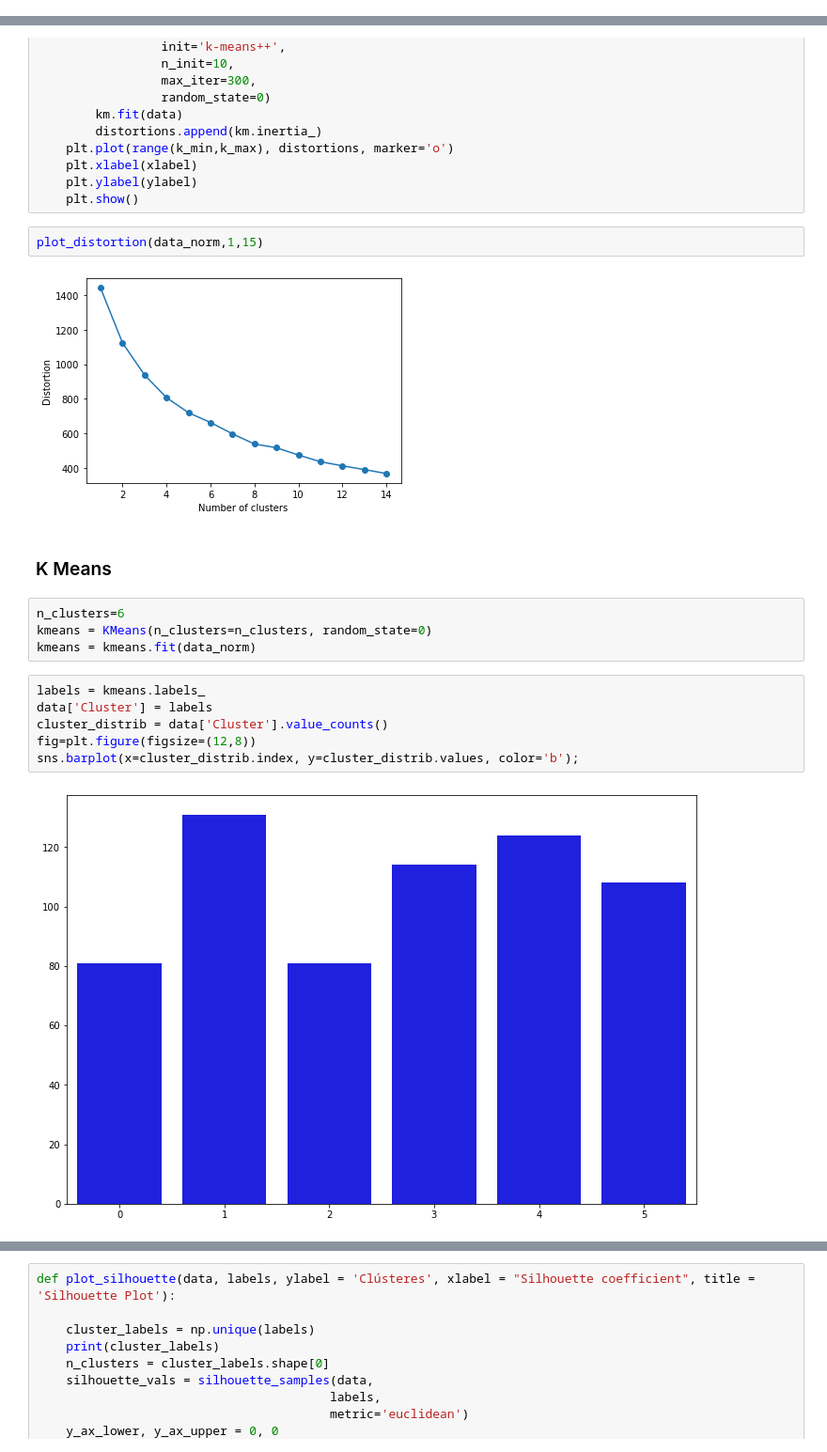
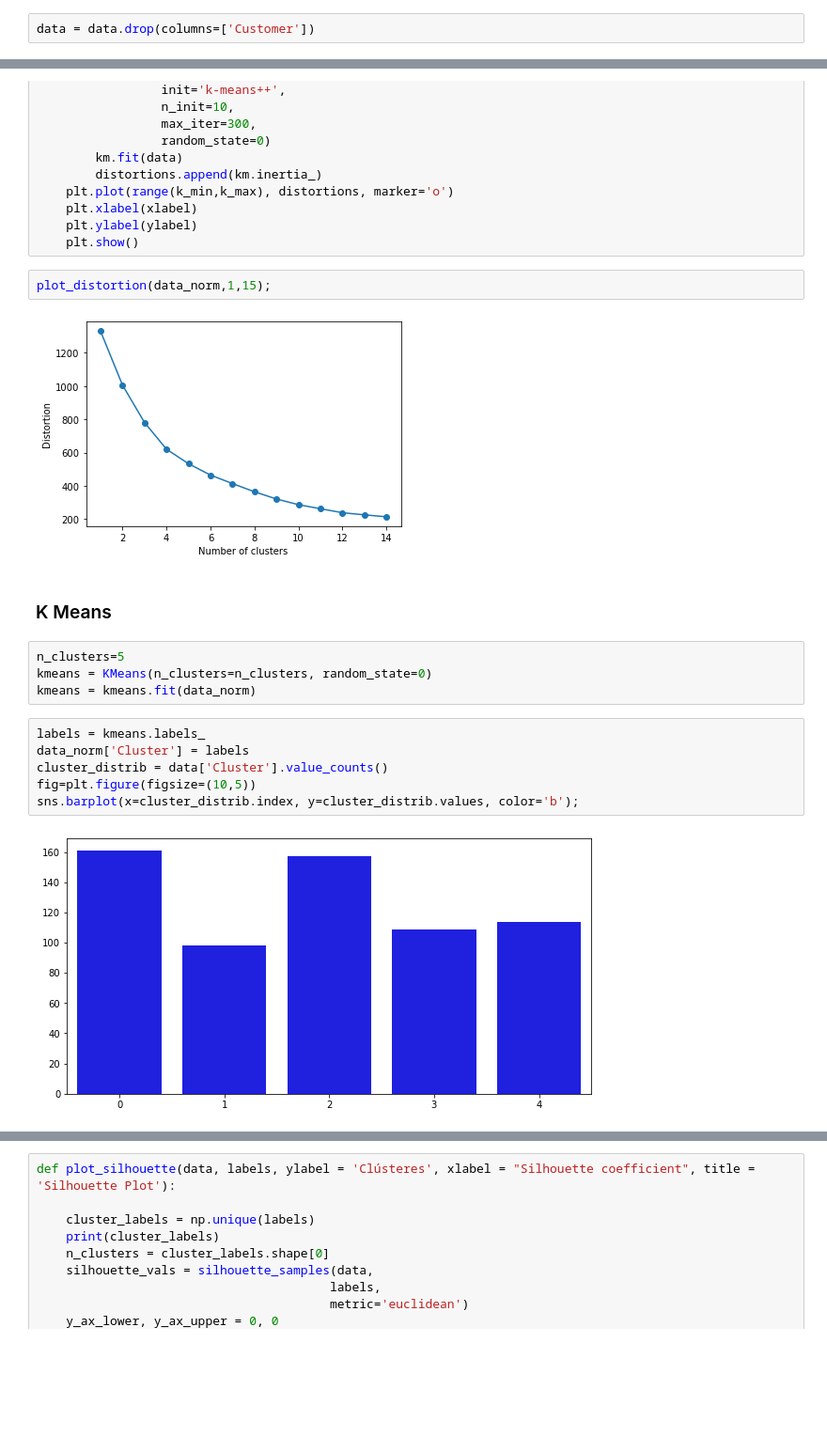
Before and after one commit to malvarezg1/BI, a Jupyter notebook: Laboratorio 2 - Clustering.ipynb, the cells around one changed output, grey strips where cells are left out. Shown at 94% size. Cells and saved outputs as stored; diff of their text form; blank space fills up the shorter version.

```diff
--- a/Laboratorio 2 - Clustering.ipynb
+++ b/Laboratorio 2 - Clustering.ipynb
@@ -327,3 +329,5 @@ data
+# %%
+data = data.drop(columns=['Customer'])
 # %% [markdown]
 ### Escalamiento de datos
 # %%
@@ -366,23 +370,23 @@ def plot_distortion(data,k_min, k_max, ylabel = 'Distortion',xlabel = 'Number of
     plt.ylabel(ylabel)
     plt.show()
 # %%
-plot_distortion(data_norm,1,15)
+plot_distortion(data_norm,1,15);
 # %% [output]
-[figure, old version]
+[figure, new version]
 # %% [markdown]
 ### K Means
 # %%
-n_clusters=6
+n_clusters=5
 kmeans = KMeans(n_clusters=n_clusters, random_state=0)
 kmeans = kmeans.fit(data_norm)
 # %%
 labels = kmeans.labels_
-data['Cluster'] = labels
+data_norm['Cluster'] = labels
 cluster_distrib = data['Cluster'].value_counts()
-fig=plt.figure(figsize=(12,8))
+fig=plt.figure(figsize=(10,5))
 sns.barplot(x=cluster_distrib.index, y=cluster_distrib.values, color='b');
 # %% [output]
-[figure, old version]
+[figure, new version]
 # %%
 colors = cm.rainbow(np.linspace(0, 1, cluster_distrib.shape[0]))
 cols_number = data.to_numpy()
```
Also changed, not shown: parts of 4 cells of this notebook.
